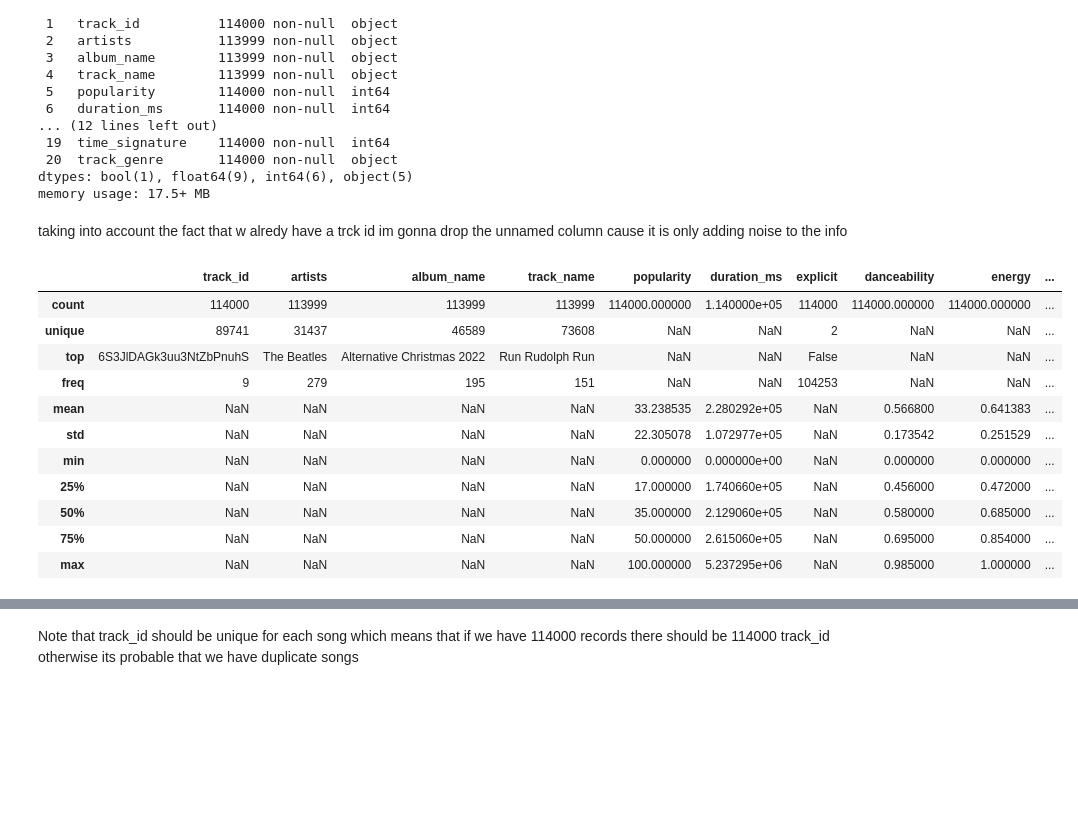
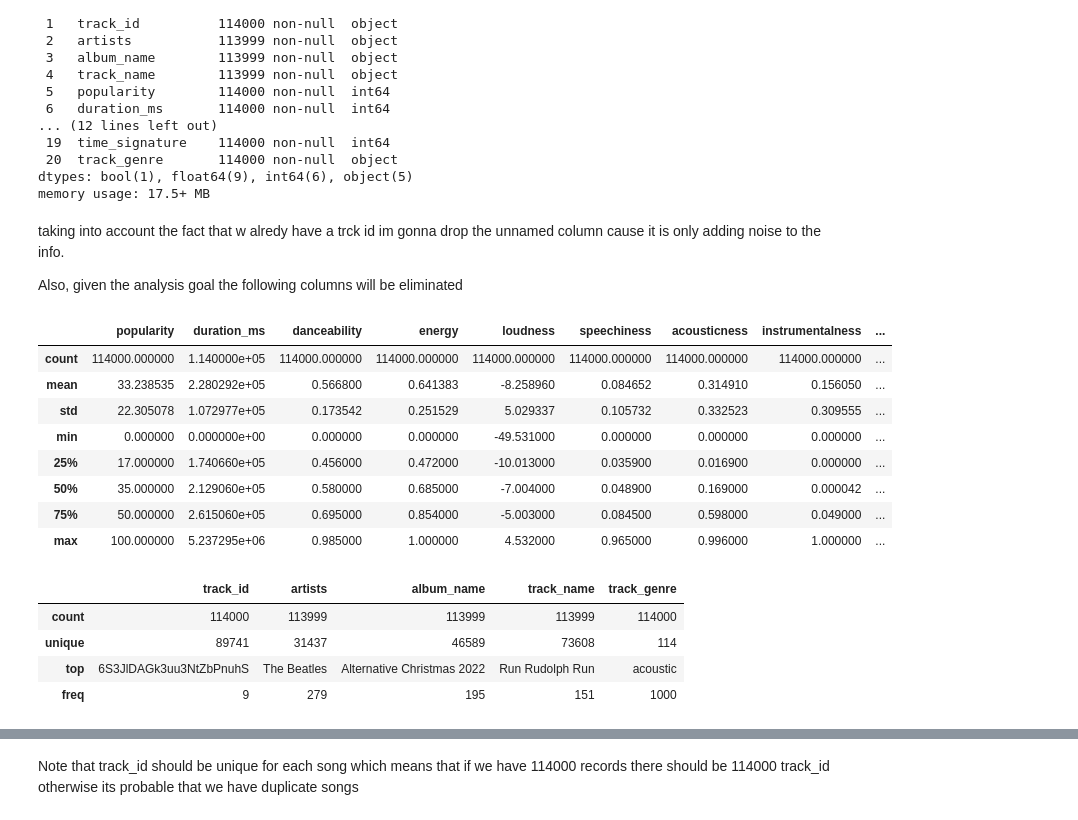
Before and after one commit to valentinabc19/etl_workshop002, a Jupyter notebook: notebooks/004_spotify_eda.ipynb, the cells around one changed output, grey strips where cells are left out. Drawn from its saved outputs; the diff is of its cells as text; code cells hidden in the pictures; blank space fills up the shorter version.

Commit message:
spotify and grammy eda, api extract script

```diff
--- a/notebooks/004_spotify_eda.ipynb
+++ b/notebooks/004_spotify_eda.ipynb
@@ -9,8 +9,8 @@ print(os.getcwd())
 # %% [output]
 c:\Users\valen\Desktop\etl_workshop002
 # %%
-df = pd.read_csv("data/raw/spotify_dataset.csv")
-df.head()
+spotify_df = pd.read_csv("data/raw/spotify_dataset.csv")
+spotify_df.head()
 # %% [output]
 |  | Unnamed: 0 | track_id | artists | album_name | track_name | popularity | duration_ms | explicit | ... |
 | 0 | 0 | 5SuOikwiRyPMVoIQDJUgSV | Gen Hoshino | Comedy | Comedy | 73 | 230666 | False | ... |
@@ -40,21 +40,28 @@ Data columns (total 21 columns):
 dtypes: bool(1), float64(9), int64(6), object(5)
 memory usage: 17.5+ MB
 # %% [markdown]
-taking into account the fact that w alredy have a trck id im gonna drop the unnamed column cause it is only adding noise to the info
+taking into account the fact that w alredy have a trck id im gonna drop the unnamed column cause it is only adding noise to the info.
+
+Also, given the analysis goal the following columns will be eliminated
 # %%
-df = df.drop(columns=["Unnamed: 0"])
+spotify_df = spotify_df.drop(columns=["Unnamed: 0", "key", "mode", "time_signature", "liveness"])
+# %%
+spotify_df.describe()
+# %% [output]
+|  | popularity | duration_ms | danceability | energy | loudness | speechiness | acousticness | instrumentalness | ... |
+| count | 114000.000000 | 1.140000e+05 | 114000.000000 | 114000.000000 | 114000.000000 | 114000.000000 | 114000.000000 | 114000.000000 | ... |
+| mean | 33.238535 | 2.280292e+05 | 0.566800 | 0.641383 | -8.258960 | 0.084652 | 0.314910 | 0.156050 | ... |
+| std | 22.305078 | 1.072977e+05 | 0.173542 | 0.251529 | 5.029337 | 0.105732 | 0.332523 | 0.309555 | ... |
+| min | 0.000000 | 0.000000e+00 | 0.000000 | 0.000000 | -49.531000 | 0.000000 | 0.000000 | 0.000000 | ... |
+| 25% | 17.000000 | 1.740660e+05 | 0.456000 | 0.472000 | -10.013000 | 0.035900 | 0.016900 | 0.000000 | ... |
+| 50% | 35.000000 | 2.129060e+05 | 0.580000 | 0.685000 | -7.004000 | 0.048900 | 0.169000 | 0.000042 | ... |
+| 75% | 50.000000 | 2.615060e+05 | 0.695000 | 0.854000 | -5.003000 | 0.084500 | 0.598000 | 0.049000 | ... |
+| max | 100.000000 | 5.237295e+06 | 0.985000 | 1.000000 | 4.532000 | 0.965000 | 0.996000 | 1.000000 | ... |
 # %%
-df.describe(include = "all")
+spotify_df.describe(include = "object")
 # %% [output]
-|  | track_id | artists | album_name | track_name | popularity | duration_ms | explicit | danceability | energy | ... |
-| count | 114000 | 113999 | 113999 | 113999 | 114000.000000 | 1.140000e+05 | 114000 | 114000.000000 | 114000.000000 | ... |
-| unique | 89741 | 31437 | 46589 | 73608 | NaN | NaN | 2 | NaN | NaN | ... |
-| top | 6S3JlDAGk3uu3NtZbPnuhS | The Beatles | Alternative Christmas 2022 | Run Rudolph Run | NaN | NaN | False | NaN | NaN | ... |
-| freq | 9 | 279 | 195 | 151 | NaN | NaN | 104253 | NaN | NaN | ... |
-| mean | NaN | NaN | NaN | NaN | 33.238535 | 2.280292e+05 | NaN | 0.566800 | 0.641383 | ... |
-| std | NaN | NaN | NaN | NaN | 22.305078 | 1.072977e+05 | NaN | 0.173542 | 0.251529 | ... |
-| min | NaN | NaN | NaN | NaN | 0.000000 | 0.000000e+00 | NaN | 0.000000 | 0.000000 | ... |
-| 25% | NaN | NaN | NaN | NaN | 17.000000 | 1.740660e+05 | NaN | 0.456000 | 0.472000 | ... |
-| 50% | NaN | NaN | NaN | NaN | 35.000000 | 2.129060e+05 | NaN | 0.580000 | 0.685000 | ... |
-| 75% | NaN | NaN | NaN | NaN | 50.000000 | 2.615060e+05 | NaN | 0.695000 | 0.854000 | ... |
-| max | NaN | NaN | NaN | NaN | 100.000000 | 5.237295e+06 | NaN | 0.985000 | 1.000000 | ... |
+|  | track_id | artists | album_name | track_name | track_genre |
+| count | 114000 | 113999 | 113999 | 113999 | 114000 |
+| unique | 89741 | 31437 | 46589 | 73608 | 114 |
+| top | 6S3JlDAGk3uu3NtZbPnuhS | The Beatles | Alternative Christmas 2022 | Run Rudolph Run | acoustic |
+| freq | 9 | 279 | 195 | 151 | 1000 |
```
Also changed, not shown: parts of 33 cells of this notebook, 5 other files.
